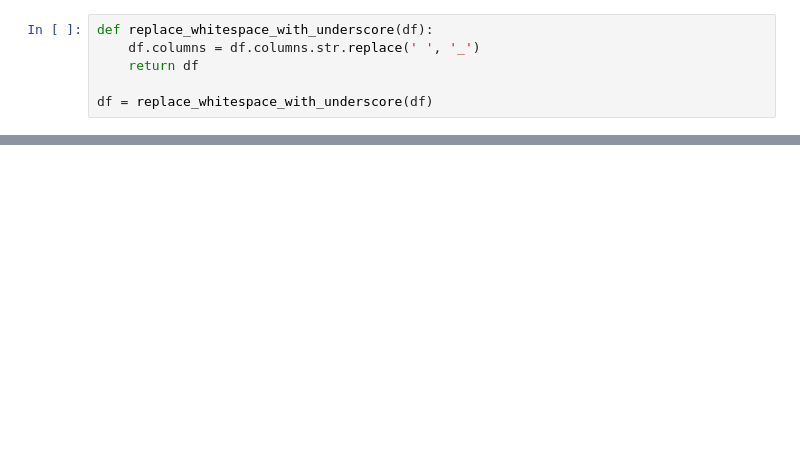
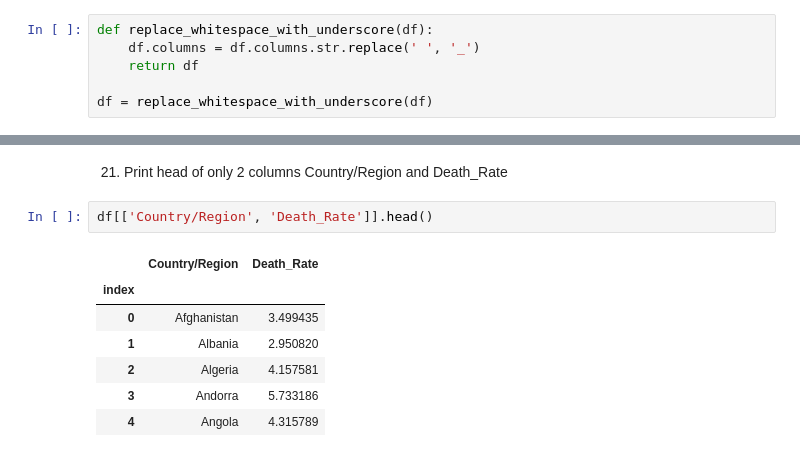
Before and after one commit to Bilalraza617/SMIT-assignment, a Jupyter notebook: pandas.ipynb, the cells around one changed output, grey strips where cells are left out. Saved outputs shown, nothing was run; the diff lists cells and outputs as text; blank space fills up the shorter version.

```diff
--- a/pandas.ipynb
+++ b/pandas.ipynb
@@ -60,0 +285,12 @@ missing values.
+# %% [markdown]
+21. Print head of only 2 columns Country/Region and Death_Rate
+# %%
+df[['Country/Region', 'Death_Rate']].head()
+# %% [output]
+|  | Country/Region | Death_Rate |
+| index |  |  |
+| 0 | Afghanistan | 3.499435 |
+| 1 | Albania | 2.950820 |
+| 2 | Algeria | 4.157581 |
+| 3 | Andorra | 5.733186 |
+| 4 | Angola | 4.315789 |
```
Also changed, not shown: parts of 40 cells of this notebook, 1 other file.
